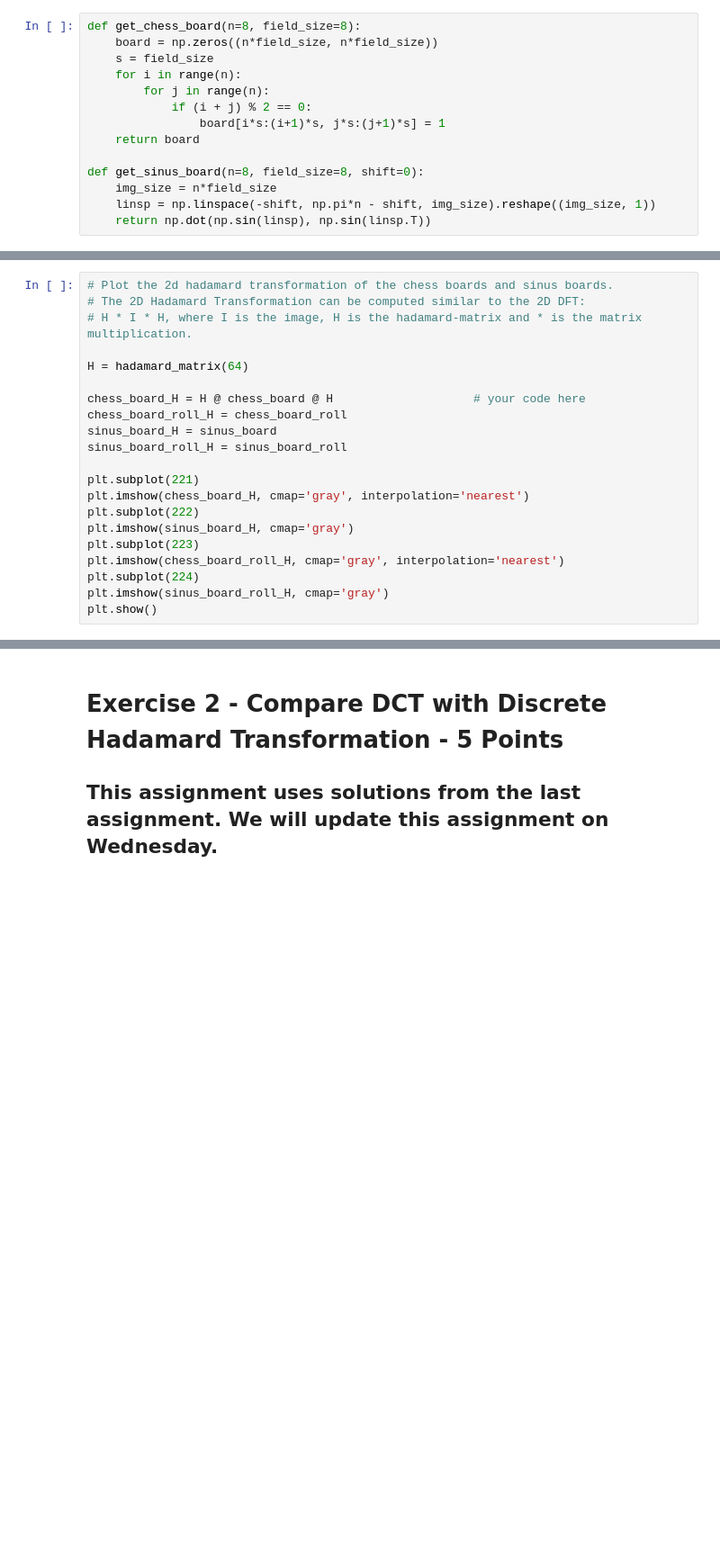
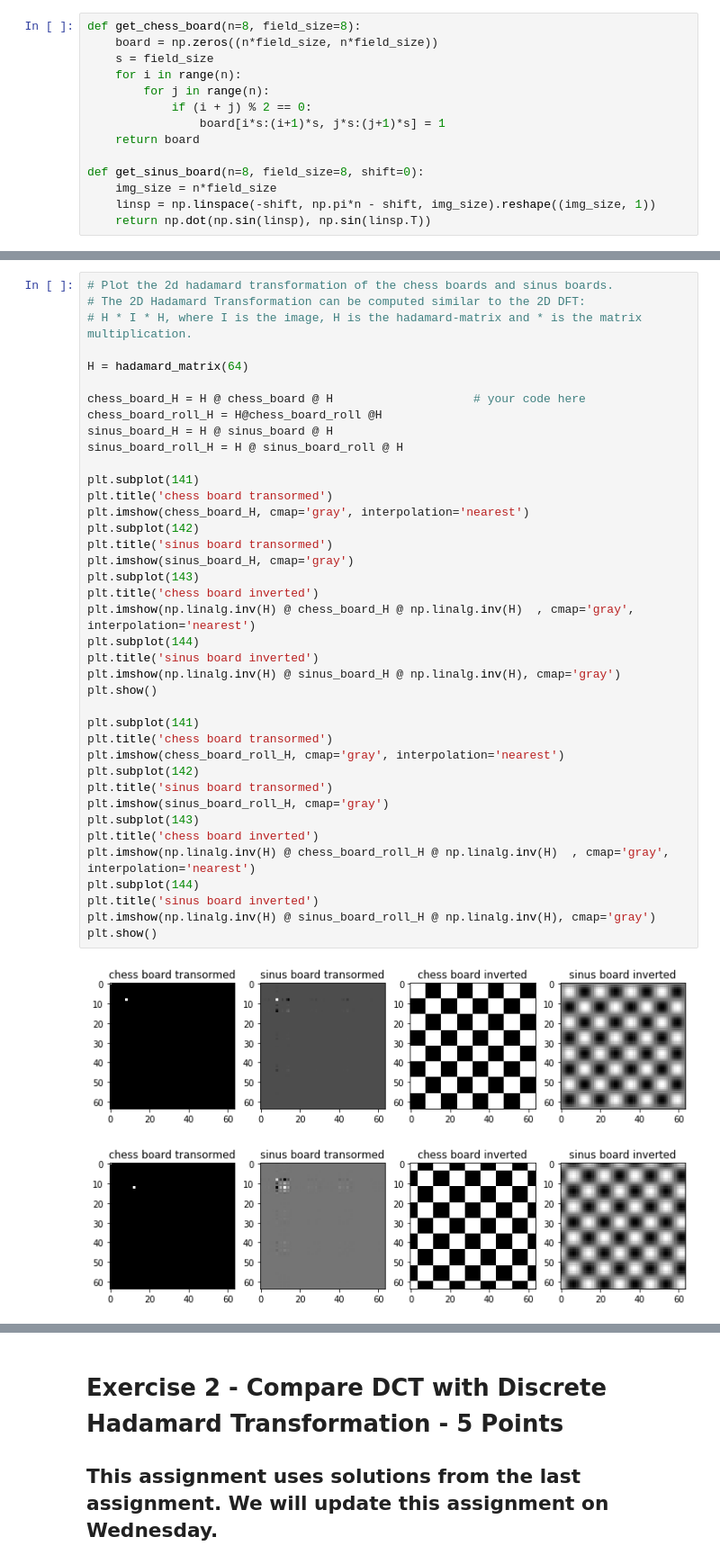
Before and after one commit to Ad96el/Bilderkennung, a Jupyter notebook: assignments/10_assignment.ipynb, the cells around one changed output, grey strips where cells are left out. Shown at 90% size. Cells and saved outputs as stored; diff of their text form; blank space fills up the shorter version.

```diff
--- a/assignments/10_assignment.ipynb
+++ b/assignments/10_assignment.ipynb
@@ -111,24 +114,45 @@ plt.show()
 # %%
 # Plot the 2d hadamard transformation of the chess boards and sinus boards.
 # The 2D Hadamard Transformation can be computed similar to the 2D DFT:
 # H * I * H, where I is the image, H is the hadamard-matrix and * is the matrix multiplication.
 
 H = hadamard_matrix(64)
 
 chess_board_H = H @ chess_board @ H                    # your code here
-chess_board_roll_H = chess_board_roll
-sinus_board_H = sinus_board
-sinus_board_roll_H = sinus_board_roll
+chess_board_roll_H = H@chess_board_roll @H
+sinus_board_H = H @ sinus_board @ H
+sinus_board_roll_H = H @ sinus_board_roll @ H
 
-plt.subplot(221)
+plt.subplot(141)
+plt.title('chess board transormed')
 plt.imshow(chess_board_H, cmap='gray', interpolation='nearest')
-plt.subplot(222)
+plt.subplot(142)
+plt.title('sinus board transormed')
 plt.imshow(sinus_board_H, cmap='gray')
-plt.subplot(223)
+plt.subplot(143)
+plt.title('chess board inverted')
+plt.imshow(np.linalg.inv(H) @ chess_board_H @ np.linalg.inv(H)  , cmap='gray', interpolation='nearest')
+plt.subplot(144)
+plt.title('sinus board inverted')
+plt.imshow(np.linalg.inv(H) @ sinus_board_H @ np.linalg.inv(H), cmap='gray')
+plt.show()
+
+plt.subplot(141)
+plt.title('chess board transormed')
 plt.imshow(chess_board_roll_H, cmap='gray', interpolation='nearest')
-plt.subplot(224)
+plt.subplot(142)
+plt.title('sinus board transormed')
 plt.imshow(sinus_board_roll_H, cmap='gray')
+plt.subplot(143)
+plt.title('chess board inverted')
+plt.imshow(np.linalg.inv(H) @ chess_board_roll_H @ np.linalg.inv(H)  , cmap='gray', interpolation='nearest')
+plt.subplot(144)
+plt.title('sinus board inverted')
+plt.imshow(np.linalg.inv(H) @ sinus_board_roll_H @ np.linalg.inv(H), cmap='gray')
 plt.show()
+# %% [output]
+[figure, added]
+[figure, added]
 # %%
 # Plot the fourier transformation of chess boards and sinus boards.
 # You can use some functions from np.ftt
```
Also changed, not shown: parts of 6 cells of this notebook, 2 other files.
